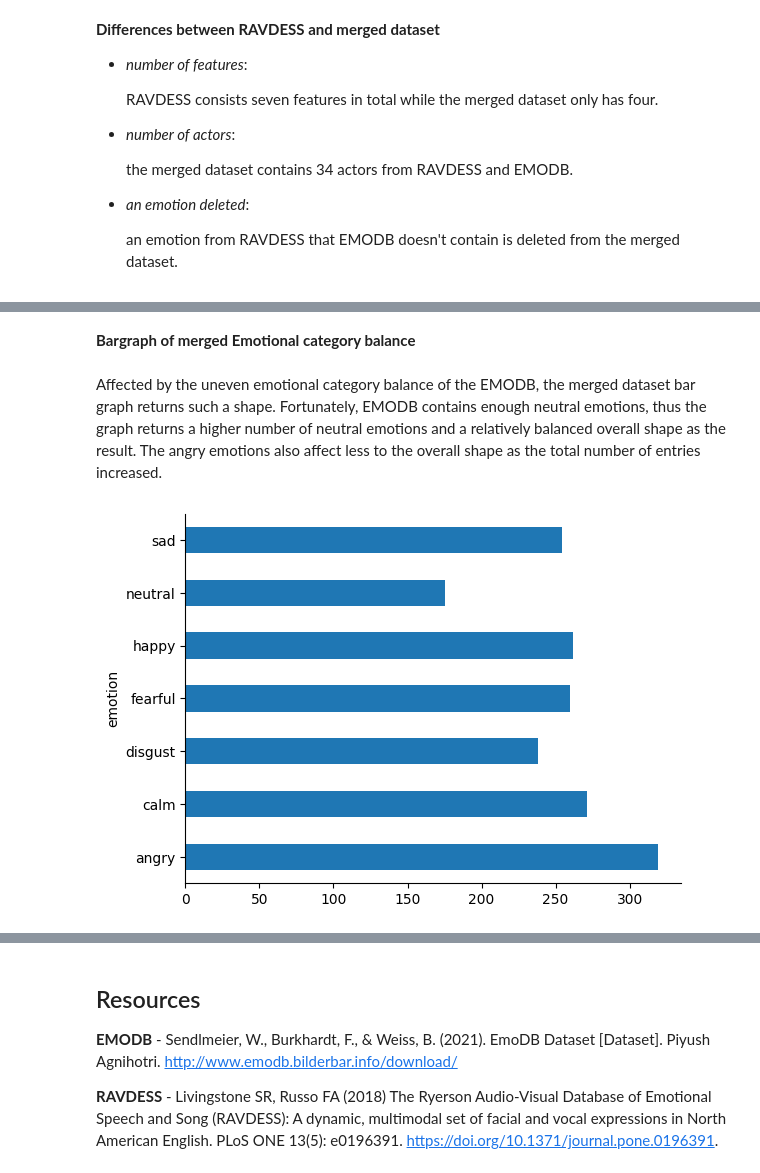
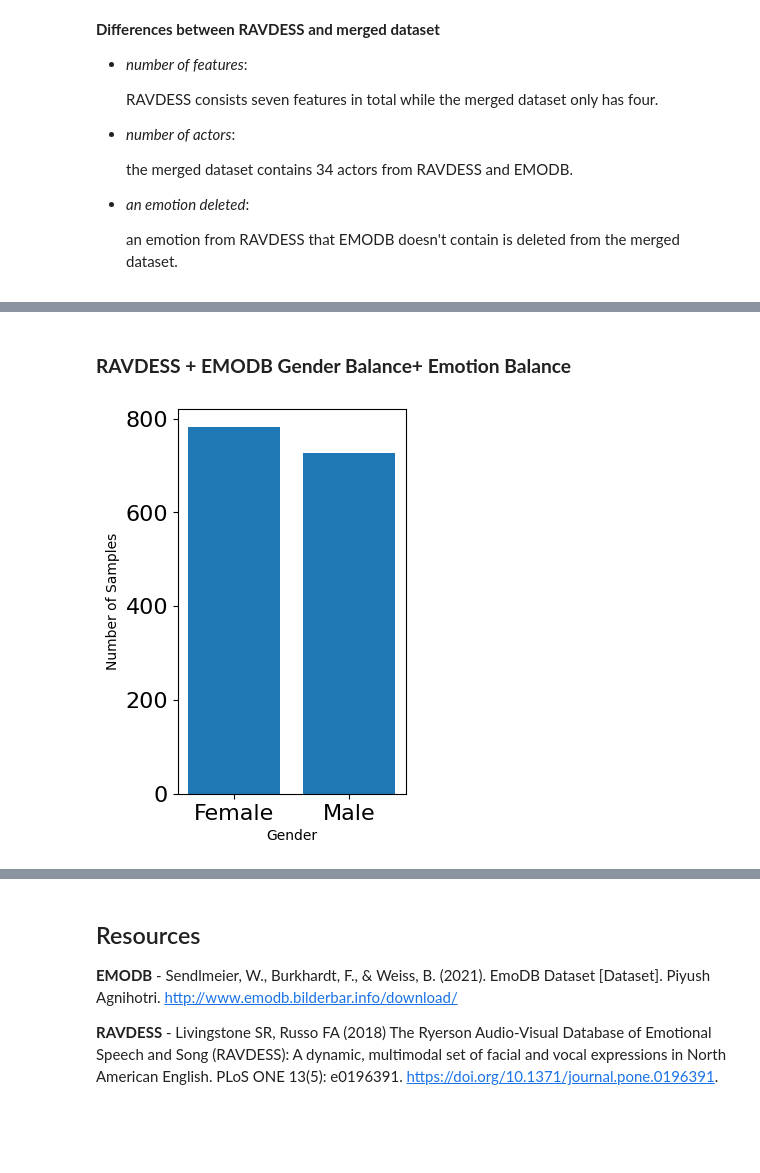
Before and after one commit to k1gk/Week-2_Data_Preprocessing, a Jupyter notebook: GraceKim_Week_2_Data_Preprocessing.ipynb, the cells around one changed output, grey strips where cells are left out. Saved outputs shown, nothing was run; the diff lists cells and outputs as text; code cells hidden in the pictures; blank space fills up the shorter version.

```diff
--- a/GraceKim_Week_2_Data_Preprocessing.ipynb
+++ b/GraceKim_Week_2_Data_Preprocessing.ipynb
@@ -1206,2 +1081,0 @@ RAVDESS dataset is also modified according to the necessity. There are four feat
-# %%
-    r_actor, r_gender, r_version, r_emotion = refined_RAVDESS()
@@ -1252,0 +1276,3 @@ The balance among all emotions of RAVDESS (shown on the bottom left) is approxim
+# %%
+  e_features, e_gender, e_emotion = refined_EMODB()
+  e_features
@@ -1252,0 +1355,3 @@ The balance among all emotions of RAVDESS (shown on the bottom left) is approxim
+# %%
+    r_features, r_gender, r_emotion = refined_RAVDESS()
+    r_features
@@ -1312,11 +1463,18 @@ Since EMODB has more entries of female actors, the visualization shows more fema
-# %% [markdown]
-**Bargraph of merged Emotional category balance**
-# %% [markdown]
-Affected by the uneven emotional category balance of the EMODB, the merged dataset bar graph returns such a shape. Fortunately, EMODB contains enough neutral emotions, thus the graph returns a higher number of neutral emotions and a relatively balanced overall shape as the result. The angry emotions also affect less to the overall shape as the total number of entries increased.
-# %%
-    from matplotlib import pyplot as plt
-    import seaborn as sns
-    _df_2.groupby('emotion').size().plot(kind='barh')
-    plt.gca().spines[['top', 'right',]].set_visible(False)
-# %% [output]
-[figure, removed]
+# %% [markdown]
+### **RAVDESS + EMODB Gender Balance+ Emotion Balance**
+# %%
+  # plot gender
+  plt.figure(figsize=(10,5))
+  plt.subplot(1,3,1)
+
+  rslt_gender = np.concatenate((e_gender, r_gender))
+  #np.unique returns ordered list of unique elements and count of each element
+  gender_list, count = np.unique(rslt_gender, return_counts=True)
+  plt.bar(x=range(2), height=count)
+  plt.xticks(ticks=range(2), labels = [gender for gender in gender_list],fontsize=10)
+  plt.xlabel('Gender')
+  plt.tick_params(labelsize=16)
+  plt.ylabel('Number of Samples')
+  plt.show()
+# %% [output]
+[figure, added]
```
Also changed, not shown: parts of 69 cells of this notebook.
